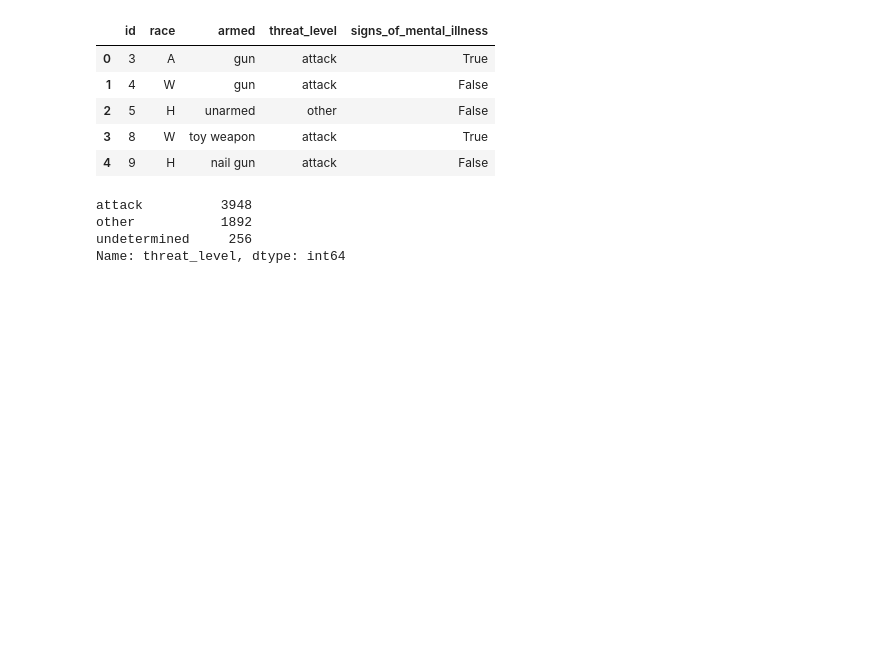
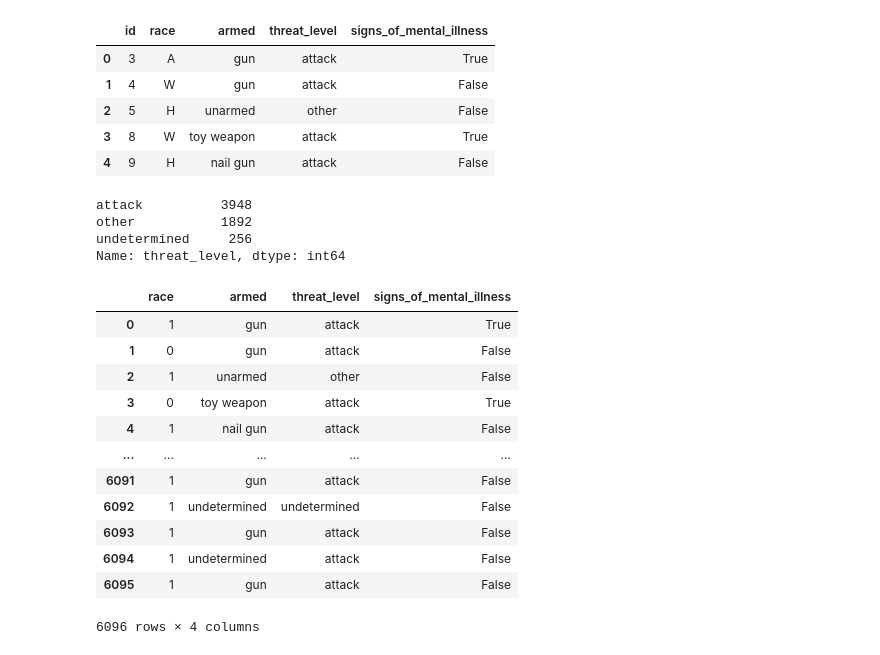
Before and after one commit to Blashford/Fatal-Shootings-By-Police, a Jupyter notebook: Logistic Regression Model.ipynb, the cells around one changed output. Cells and saved outputs as stored; diff of their text form; code cells hidden in the pictures; blank space fills up the shorter version.

```diff
--- a/Full Data Exploration.ipynb
+++ b/Logistic Regression Model.ipynb
@@ -88,3 +88,24 @@ attack          3948
 other           1892
 undetermined     256
 Name: threat_level, dtype: int64
+# %%
+reduced_df.loc[reduced_df.race != 'W', 'race'] = "1"
+reduced_df.loc[reduced_df.race == 'W', 'race'] = "0"
+# %%
+reduced_df = reduced_df.drop(columns = "id")
+# %%
+reduced_df
+# %% [output]
+|  | race | armed | threat_level | signs_of_mental_illness |
+| 0 | 1 | gun | attack | True |
+| 1 | 0 | gun | attack | False |
+| 2 | 1 | unarmed | other | False |
+| 3 | 0 | toy weapon | attack | True |
+| 4 | 1 | nail gun | attack | False |
+| ... | ... | ... | ... | ... |
+| 6091 | 1 | gun | attack | False |
+| 6092 | 1 | undetermined | undetermined | False |
+| 6093 | 1 | gun | attack | False |
+| 6094 | 1 | undetermined | attack | False |
+| 6095 | 1 | gun | attack | False |
+6096 rows × 4 columns
```
Also changed, not shown: parts of 14 cells of this notebook.
